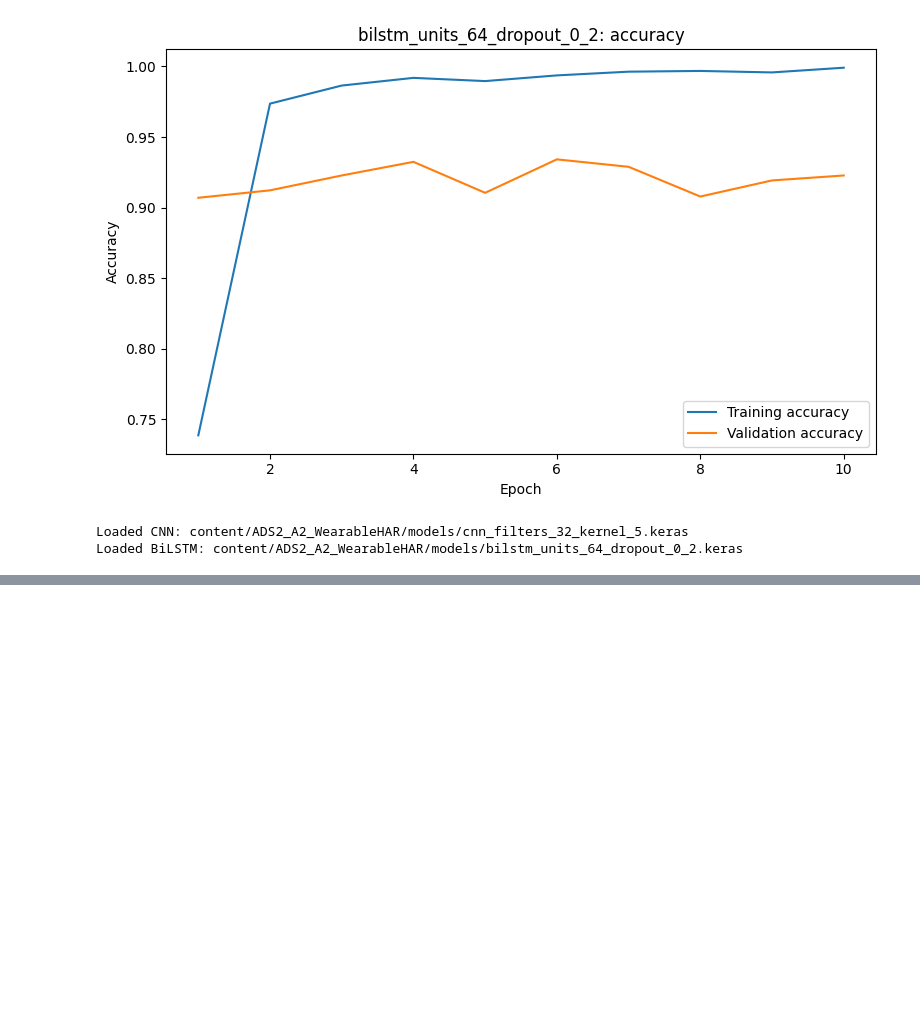
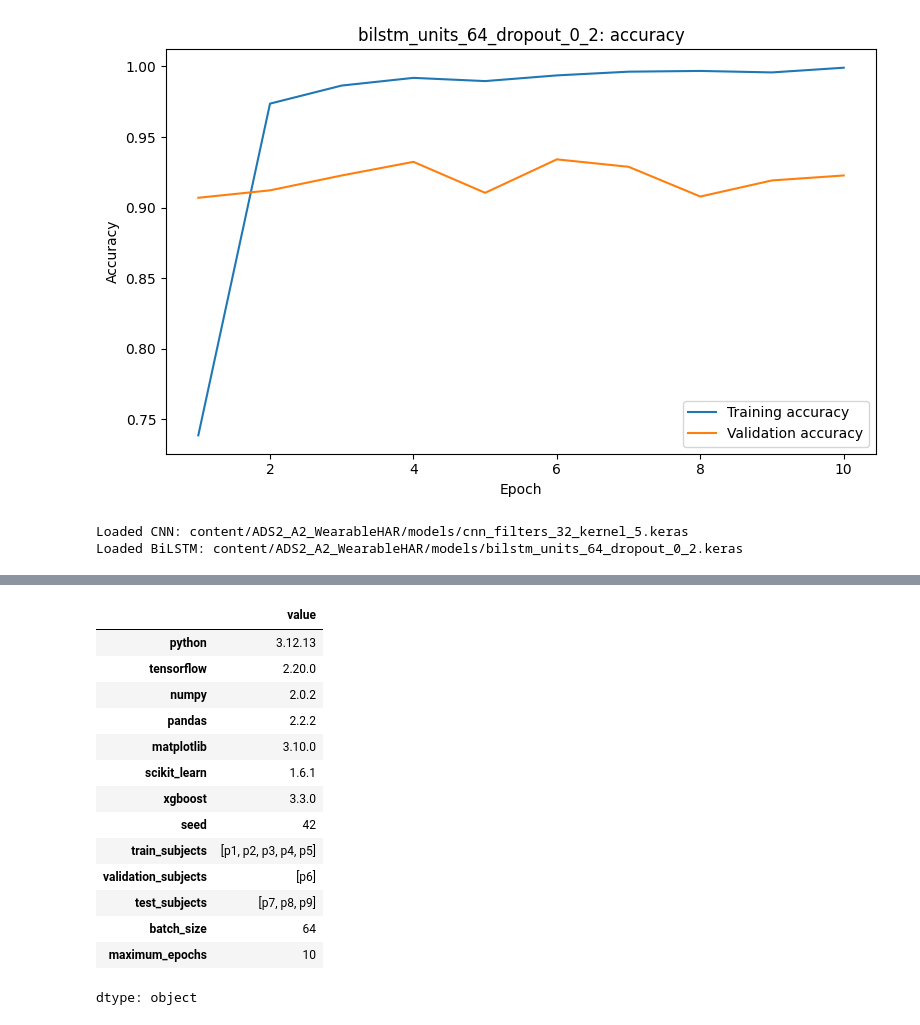
Before and after one commit to agduyaguit/psba-asd2-assignment002, a Jupyter notebook: ASD2_A2_152QCQTQ.ipynb, the cells around one changed output, grey strips where cells are left out. Saved outputs shown, nothing was run; the diff lists cells and outputs as text; code cells hidden in the pictures; blank space fills up the shorter version.

```diff
--- a/ASD2_A2_152QCQTQ.ipynb
+++ b/ASD2_A2_152QCQTQ.ipynb
@@ -2564,36 +2723,52 @@ environment = {
             "scikit-learn"
         )
     ),
     "xgboost": xgb.__version__,
     "seed": SEED,
-    "train_subjects": TRAIN_SUBJECTS,
-    "validation_subjects": VAL_SUBJECTS,
-    "test_subjects": TEST_SUBJECTS,
+    "train_subjects": TRAIN_SUBJECT,
+    "validation_subjects": VAL_SUBJECT,
+    "test_subjects": TEST_SUBJECT,
     "batch_size": BATCH_SIZE,
     "maximum_epochs": MAX_EPOCHS,
 }
 
 
 with open(
     RESULTS_DIR
     / "environment_and_configuration.json",
     "w",
     encoding="utf-8",
 ) as file:
 
     json.dump(
         environment,
         file,
         indent=2,
     )
 
 
 display(
     pd.Series(
         environment,
         name="value",
     )
 )
+# %% [output]
+|  | value |
+| python | 3.12.13 |
+| tensorflow | 2.20.0 |
+| numpy | 2.0.2 |
+| pandas | 2.2.2 |
+| matplotlib | 3.10.0 |
+| scikit_learn | 1.6.1 |
+| xgboost | 3.3.0 |
+| seed | 42 |
+| train_subjects | [p1, p2, p3, p4, p5] |
+| validation_subjects | [p6] |
+| test_subjects | [p7, p8, p9] |
+| batch_size | 64 |
+| maximum_epochs | 10 |
+dtype: object
 # %%
 # REQUIREMENTS FILE
 
```
Also changed, not shown: parts of 15 cells of this notebook.
